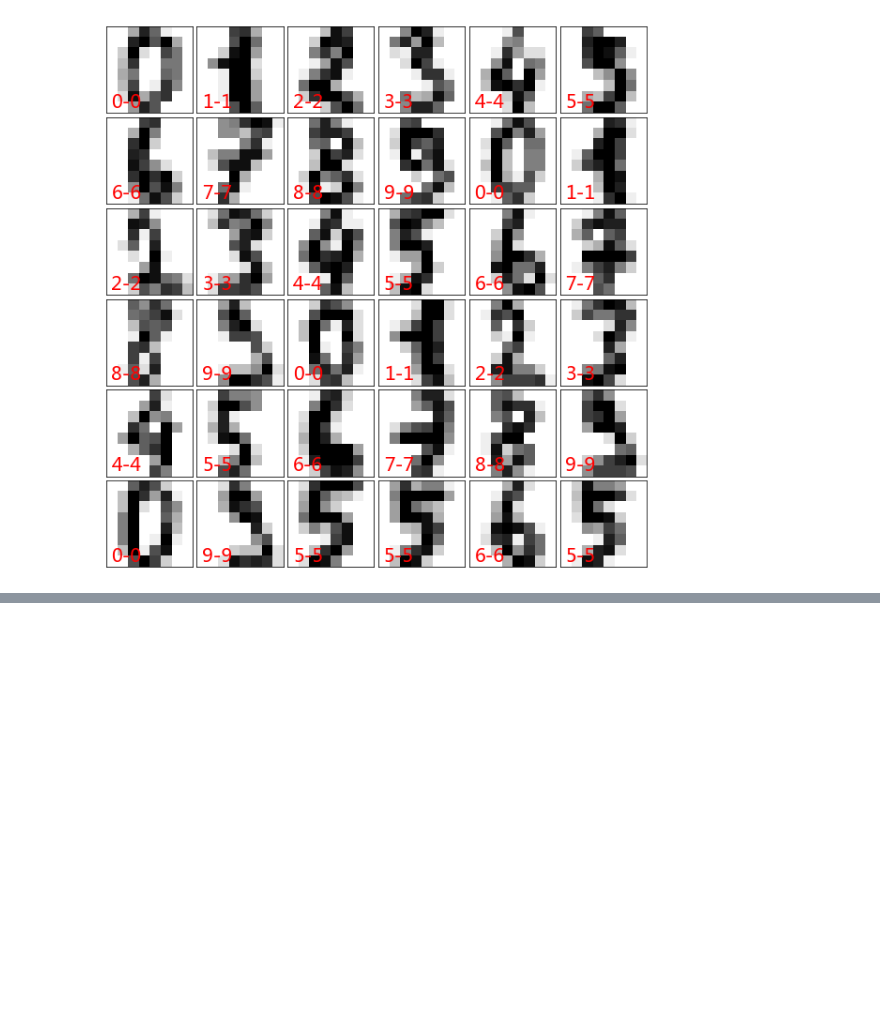
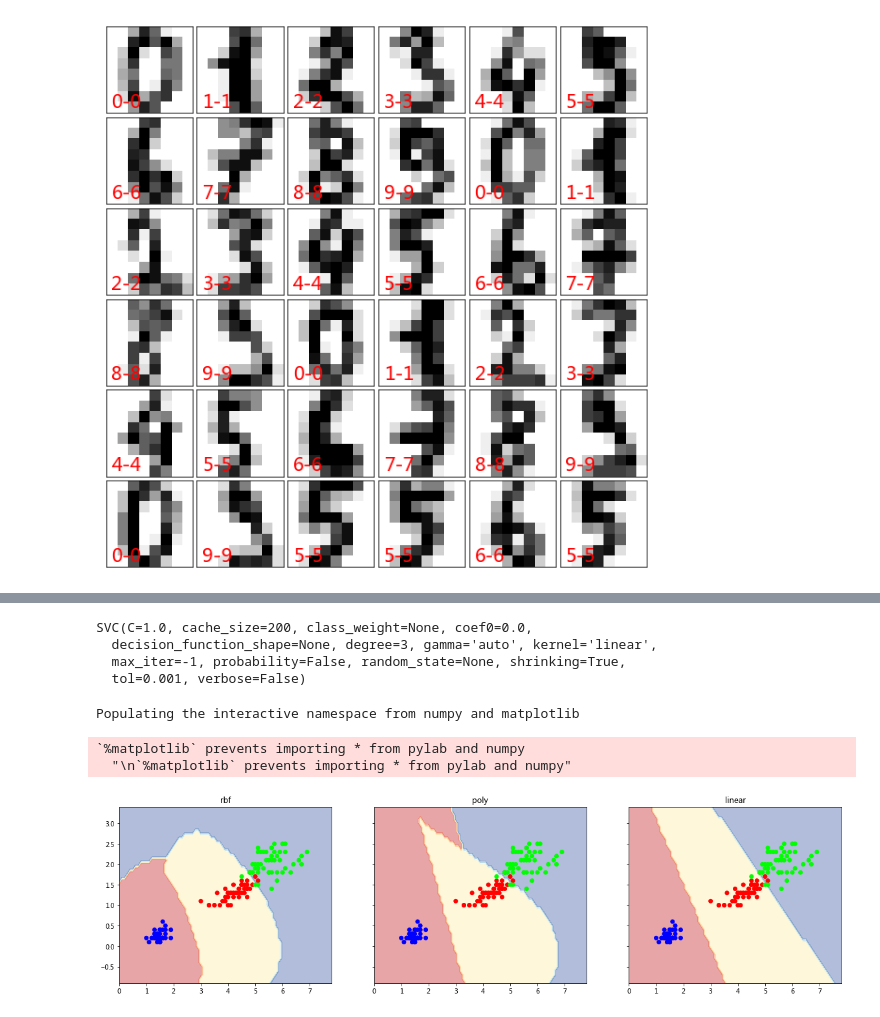
Before and after one commit to ywchiu/fuboni, a Jupyter notebook: Demo20171219.ipynb, the cells around one changed output, grey strips where cells are left out. Saved outputs shown, nothing was run; the diff lists cells and outputs as text; code cells hidden in the pictures; blank space fills up the shorter version.

```diff
--- a/Demo20171219.ipynb
+++ b/Demo20171219.ipynb
@@ -295,0 +365,47 @@ for i in range(36):
+# %%
+
+from itertools import product
+import numpy as np
+import matplotlib.pyplot as plt
+
+from sklearn.datasets import load_iris
+from sklearn.svm import SVC
+
+iris = load_iris()
+X = iris.data[:,[2,3]]
+y = iris.target
+# %%
+clf1 = SVC(kernel="rbf")
+clf1.fit(X, y)
+
+clf2 = SVC(kernel="poly")
+clf2.fit(X, y)
+
+clf3 = SVC(kernel="linear")
+clf3.fit(X, y)
+# %% [output]
+SVC(C=1.0, cache_size=200, class_weight=None, coef0=0.0,
+  decision_function_shape=None, degree=3, gamma='auto', kernel='linear',
+  max_iter=-1, probability=False, random_state=None, shrinking=True,
+  tol=0.001, verbose=False)
+# %%
+%pylab inline
+x_min, x_max = X[:, 0].min() - 1, X[:, 0].max() + 1
+y_min, y_max = X[:, 1].min() - 1, X[:, 1].max() + 1
+xx, yy = np.meshgrid(np.arange(x_min, x_max, 0.1),
+                     np.arange(y_min, y_max, 0.1))
+
+f, axarr = plt.subplots(1, 3, sharex='col', sharey='row', figsize=(20, 5))
+
+for idx, clf, title in zip([0,1,2],[clf1, clf2, clf3], ['rbf', 'poly', 'linear']):
+    Z = clf.predict(np.c_[xx.ravel(), yy.ravel()])
+    Z = Z.reshape(xx.shape)
+
+    axarr[idx].contourf(xx, yy, Z, alpha=0.4, cmap = plt.cm.RdYlBu)
+    axarr[idx].scatter(X[:, 0], X[:, 1], c=y,  cmap = plt.cm.brg)
+    axarr[idx].set_title(title)
+# %% [output]
+Populating the interactive namespace from numpy and matplotlib
+`%matplotlib` prevents importing * from pylab and numpy
+  "\n`%matplotlib` prevents importing * from pylab and numpy"
+[figure, added]
```
Also changed, not shown: parts of 8 cells of this notebook.
